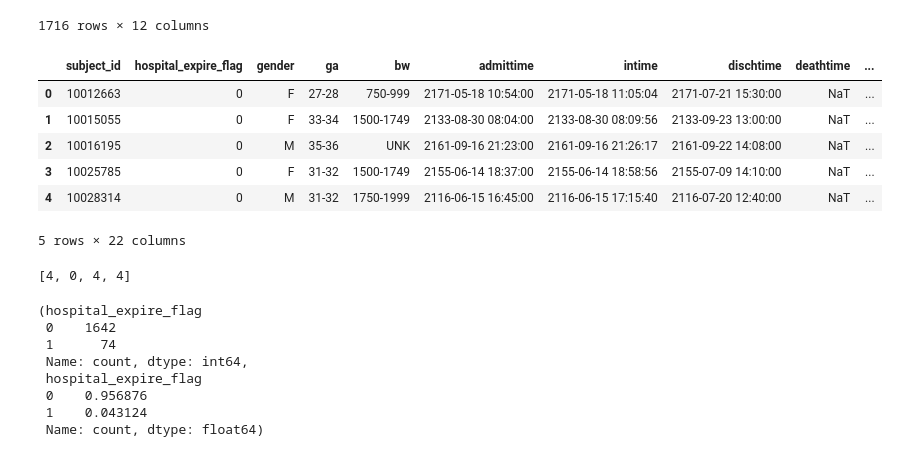
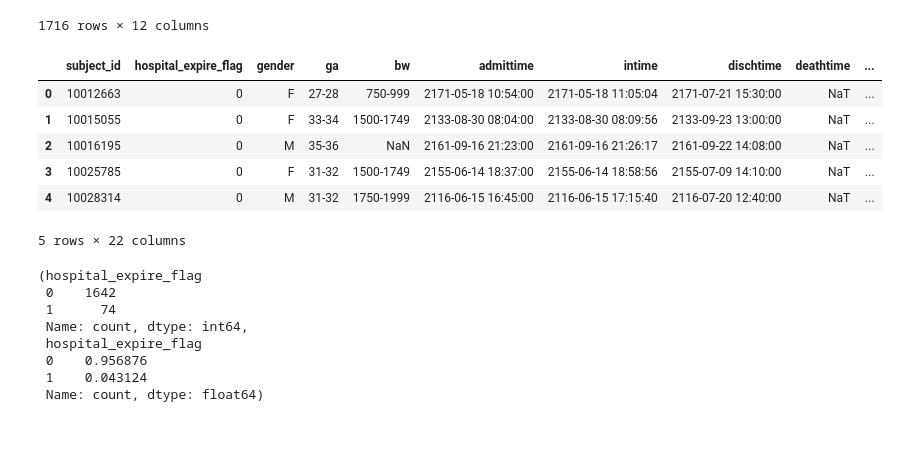
Before and after one commit to irith-kat/NICU-MP, a Jupyter notebook: initial_analysis.ipynb, the cells around one changed output. Drawn from its saved outputs; the diff is of its cells as text; code cells hidden in the pictures.

```diff
--- a/initial_analysis.ipynb
+++ b/initial_analysis.ipynb
@@ -499,6 +503,8 @@ plt.show()
 # %% [output]
 [figure]
 # %%
+final_cohort_ga_bw['ga'] = final_cohort_ga_bw['ga'].replace('UNK', np.nan)
+final_cohort_ga_bw['bw'] = final_cohort_ga_bw['bw'].replace('UNK', np.nan)
 final_cohort_ga_bw['bw_imp'] = final_cohort_ga_bw.groupby('ga')['bw'].transform(
     lambda x: x.fillna(x.mode().iloc[0]) if not x.mode().empty else x
 )
@@ -650,7 +647,7 @@ patient_covariates = [
     'anchor_year_group'
 ]
 covariates = patient_covariates + lab_covariates
-outcome = ['hospital_expire_flag']
+outcome = 'hospital_expire_flag'
 # %%
 final_labs = final_cohort_labs_t0[key + lab_covariates]
 relevant_labs = ['Base Excess', 'pH', 'pO2', 'pCO2'] # Units: mEq/L, units, mm Hg, mm Hg
@@ -710,18 +707,14 @@ final_labs_wide
 1716 rows × 12 columns
 # %%
 # Get rid of cohort who have none of the relevant labs recorded
-final_final_cohort = final_cohort[key + outcome + patient_covariates].merge(final_labs_wide, on='subject_id', how='inner')
+final_final_cohort = final_cohort[key + [outcome] + patient_covariates].merge(final_labs_wide, on='subject_id', how='inner')
 final_final_cohort.head()
 # %% [output]
 |  | subject_id | hospital_expire_flag | gender | ga | bw | admittime | intime | dischtime | deathtime | ... |
 | 0 | 10012663 | 0 | F | 27-28 | 750-999 | 2171-05-18 10:54:00 | 2171-05-18 11:05:04 | 2171-07-21 15:30:00 | NaT | ... |
 | 1 | 10015055 | 0 | F | 33-34 | 1500-1749 | 2133-08-30 08:04:00 | 2133-08-30 08:09:56 | 2133-09-23 13:00:00 | NaT | ... |
-| 2 | 10016195 | 0 | M | 35-36 | UNK | 2161-09-16 21:23:00 | 2161-09-16 21:26:17 | 2161-09-22 14:08:00 | NaT | ... |
+| 2 | 10016195 | 0 | M | 35-36 | NaN | 2161-09-16 21:23:00 | 2161-09-16 21:26:17 | 2161-09-22 14:08:00 | NaT | ... |
 | 3 | 10025785 | 0 | F | 31-32 | 1500-1749 | 2155-06-14 18:37:00 | 2155-06-14 18:58:56 | 2155-07-09 14:10:00 | NaT | ... |
 | 4 | 10028314 | 0 | M | 31-32 | 1750-1999 | 2116-06-15 16:45:00 | 2116-06-15 17:15:40 | 2116-07-20 12:40:00 | NaT | ... |
 5 rows × 22 columns
-# %%
-[len(X[X[f'{lab}_valuenum'].isna()]) for lab in relevant_labs]
-# %% [output]
-[4, 0, 4, 4]
 # %%
```
Also changed, not shown: parts of 42 cells of this notebook, 1 other file.
